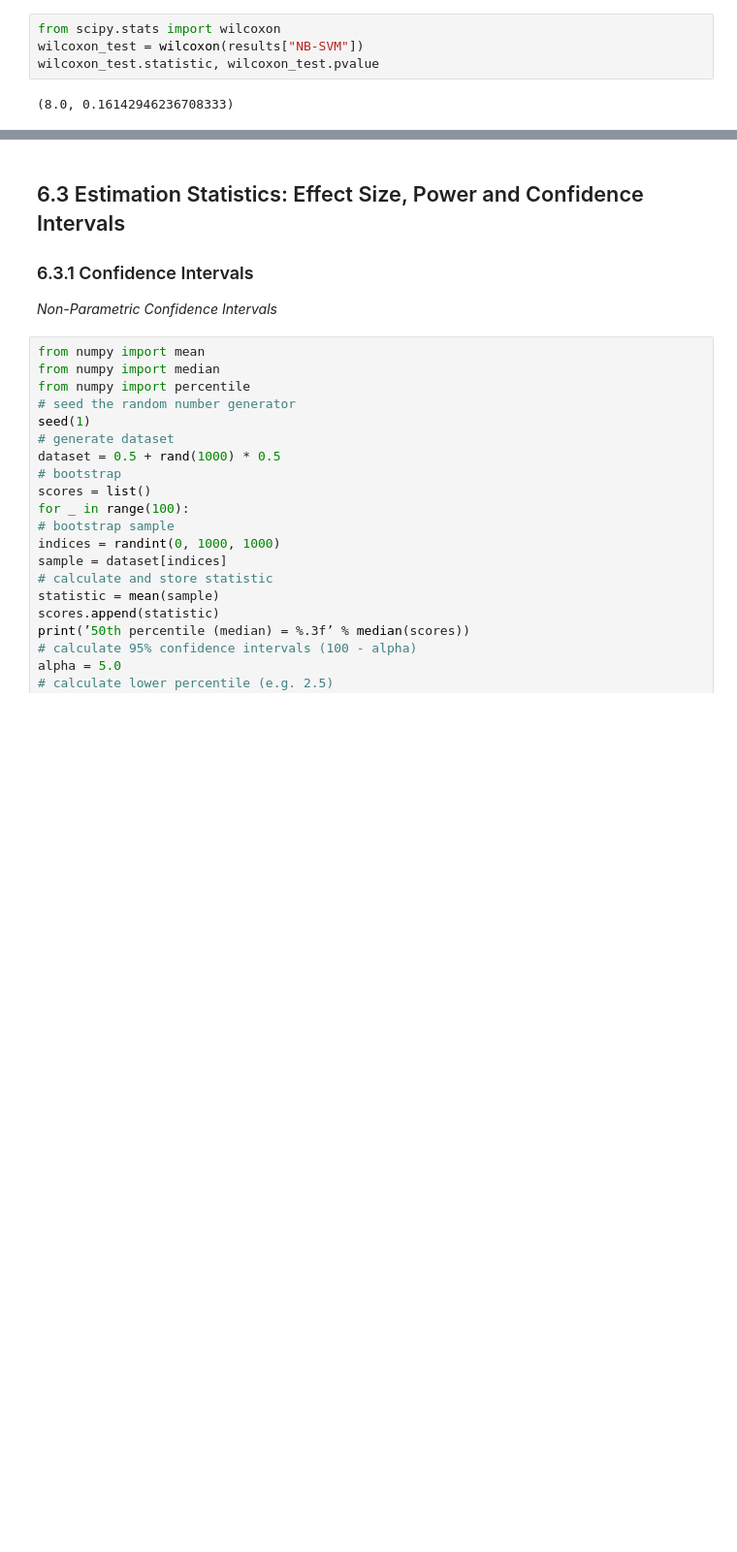
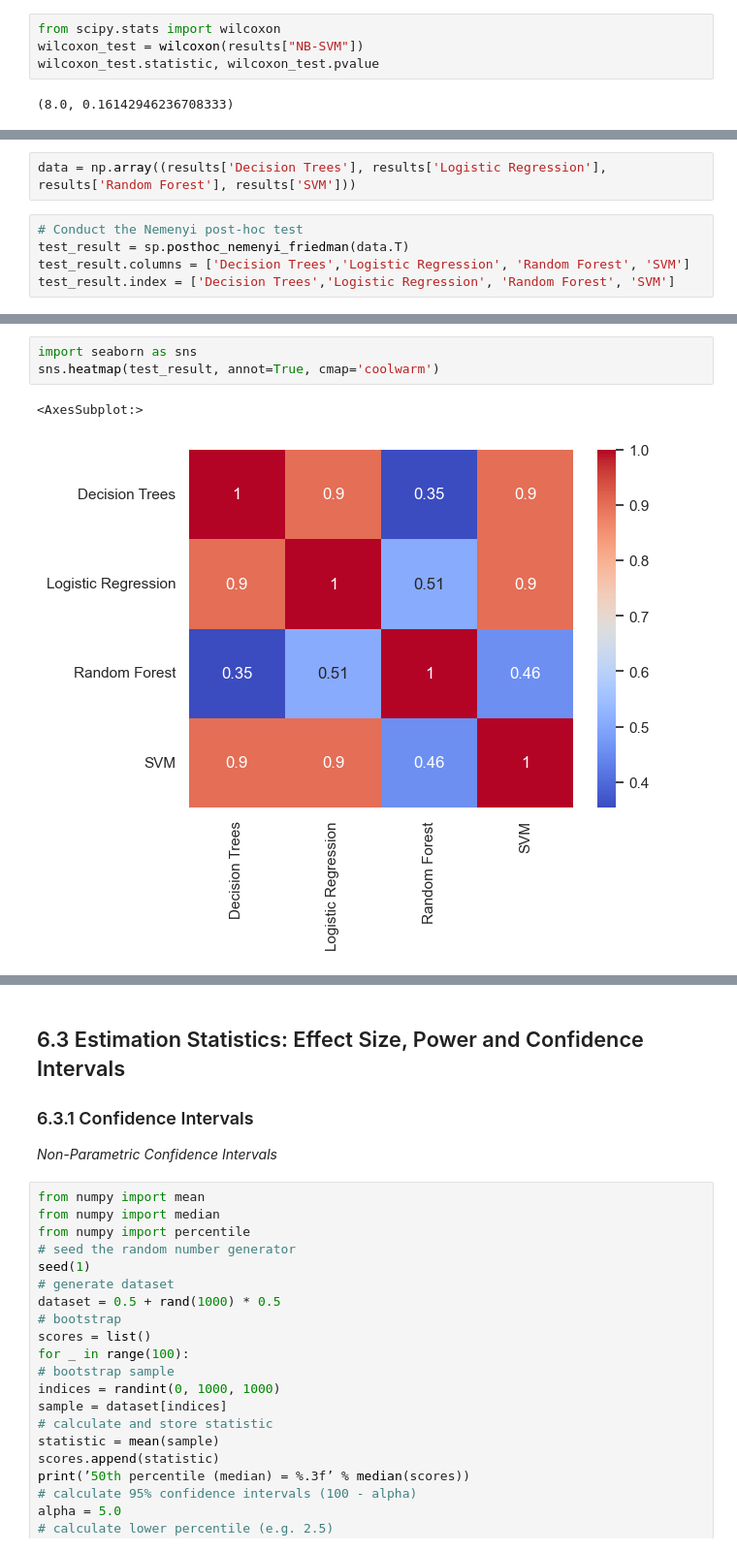
Before and after one commit to zoisboukouvalas/MachineLearningEvaluation_TowardsReliableResponsibleAI, a Jupyter notebook: Part_II/Chapter-6-Statistical-Significance/StatisticalSignificance_SO.ipynb, the cells around one changed output, grey strips where cells are left out. Shown at 97% size. Cells and saved outputs as stored; diff of their text form; blank space fills up the shorter version.

```diff
--- a/Part_II/Chapter-6-Statistical-Significance/StatisticalSignificance_SO.ipynb
+++ b/Part_II/Chapter-6-Statistical-Significance/StatisticalSignificance_SO.ipynb
@@ -1400,0 +1441,7 @@ p_value
+# %%
+data = np.array((results['Decision Trees'], results['Logistic Regression'], results['Random Forest'], results['SVM']))
+# %%
+# Conduct the Nemenyi post-hoc test
+test_result = sp.posthoc_nemenyi_friedman(data.T)
+test_result.columns = ['Decision Trees','Logistic Regression', 'Random Forest', 'SVM']
+test_result.index = ['Decision Trees','Logistic Regression', 'Random Forest', 'SVM']
@@ -1400,0 +1462,6 @@ p_value
+# %%
+import seaborn as sns
+sns.heatmap(test_result, annot=True, cmap='coolwarm')
+# %% [output]
+<AxesSubplot:>
+[figure, added]
```
Also changed, not shown: parts of 93 cells of this notebook.
